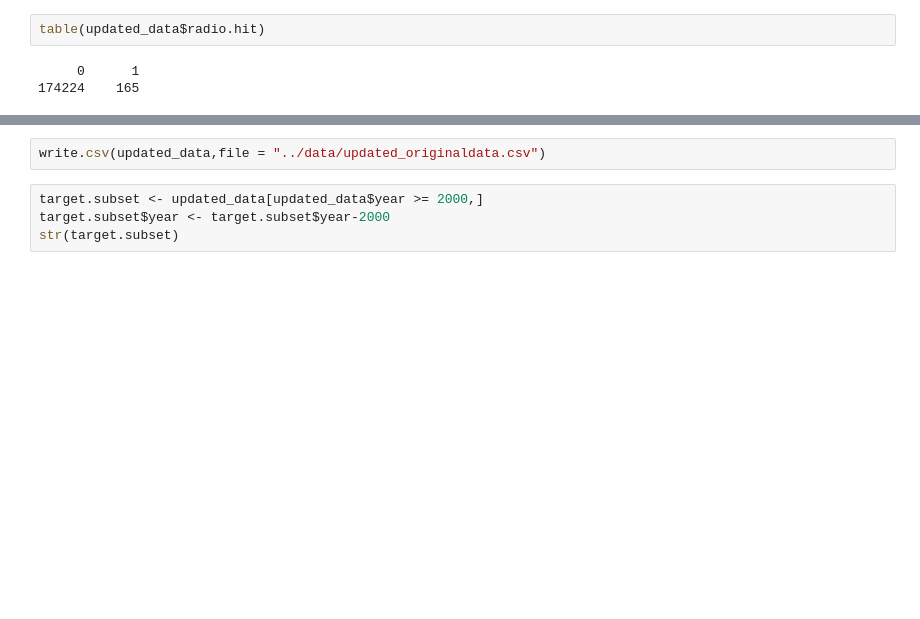
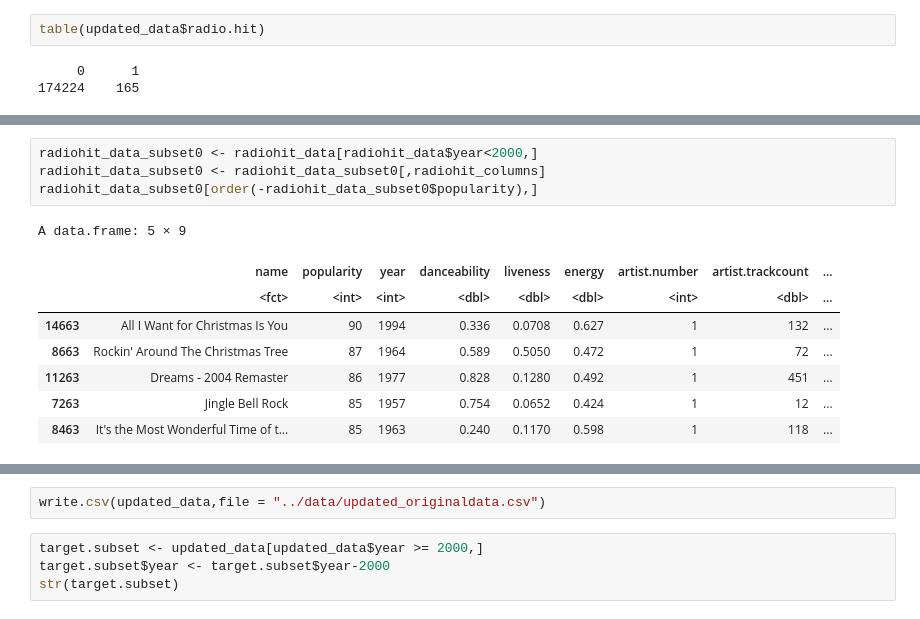
Before and after one commit to OlegRyzhkov2020/SpotifyPopularity, a Jupyter notebook: r_code/target_selection.ipynb, the cells around one changed output, grey strips where cells are left out. Saved outputs shown, nothing was run; the diff lists cells and outputs as text; blank space fills up the shorter version.

```diff
--- a/r_code/target_selection.ipynb
+++ b/r_code/target_selection.ipynb
@@ -615,0 +639,13 @@ table(updated_data$radio.hit)
+# %%
+radiohit_data_subset0 <- radiohit_data[radiohit_data$year<2000,]
+radiohit_data_subset0 <- radiohit_data_subset0[,radiohit_columns]
+radiohit_data_subset0[order(-radiohit_data_subset0$popularity),]
+# %% [output]
+A data.frame: 5 × 9
+|  | name | popularity | year | danceability | liveness | energy | artist.number | artist.trackcount | ... |
+|  | <fct> | <int> | <int> | <dbl> | <dbl> | <dbl> | <int> | <dbl> | ... |
+| 14663 | All I Want for Christmas Is You | 90 | 1994 | 0.336 | 0.0708 | 0.627 | 1 | 132 | ... |
+| 8663 | Rockin' Around The Christmas Tree | 87 | 1964 | 0.589 | 0.5050 | 0.472 | 1 | 72 | ... |
+| 11263 | Dreams - 2004 Remaster | 86 | 1977 | 0.828 | 0.1280 | 0.492 | 1 | 451 | ... |
+| 7263 | Jingle Bell Rock | 85 | 1957 | 0.754 | 0.0652 | 0.424 | 1 | 12 | ... |
+| 8463 | It's the Most Wonderful Time of t... | 85 | 1963 | 0.240 | 0.1170 | 0.598 | 1 | 118 | ... |
```
Also changed, not shown: parts of 4 cells of this notebook, 5 other files.
